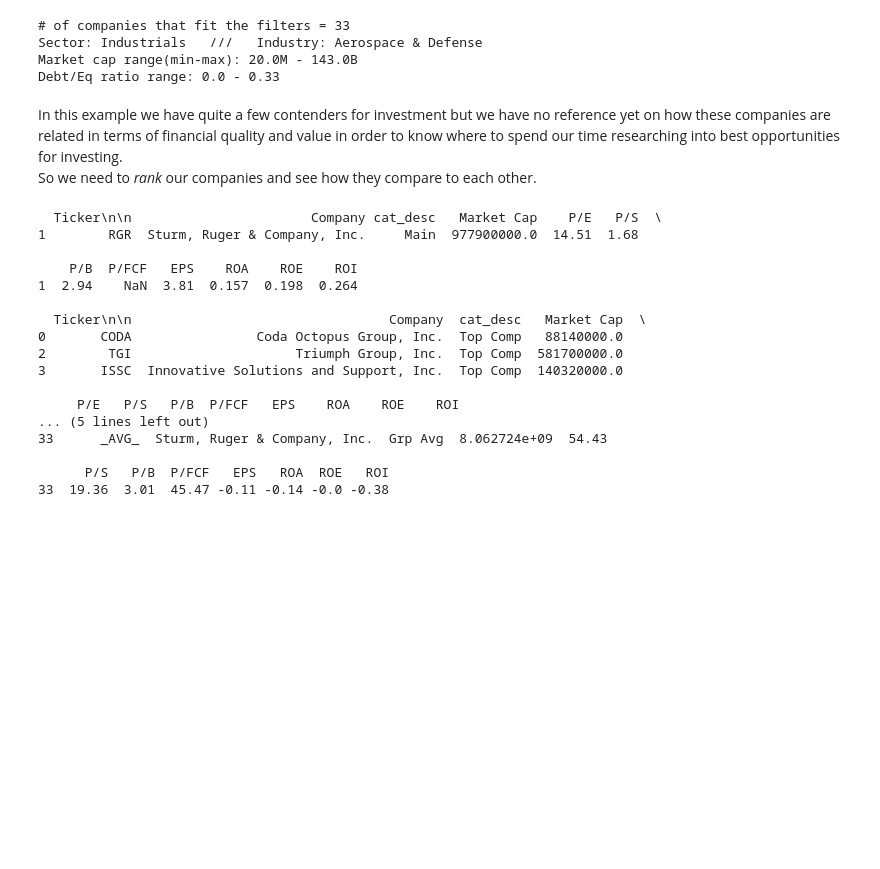
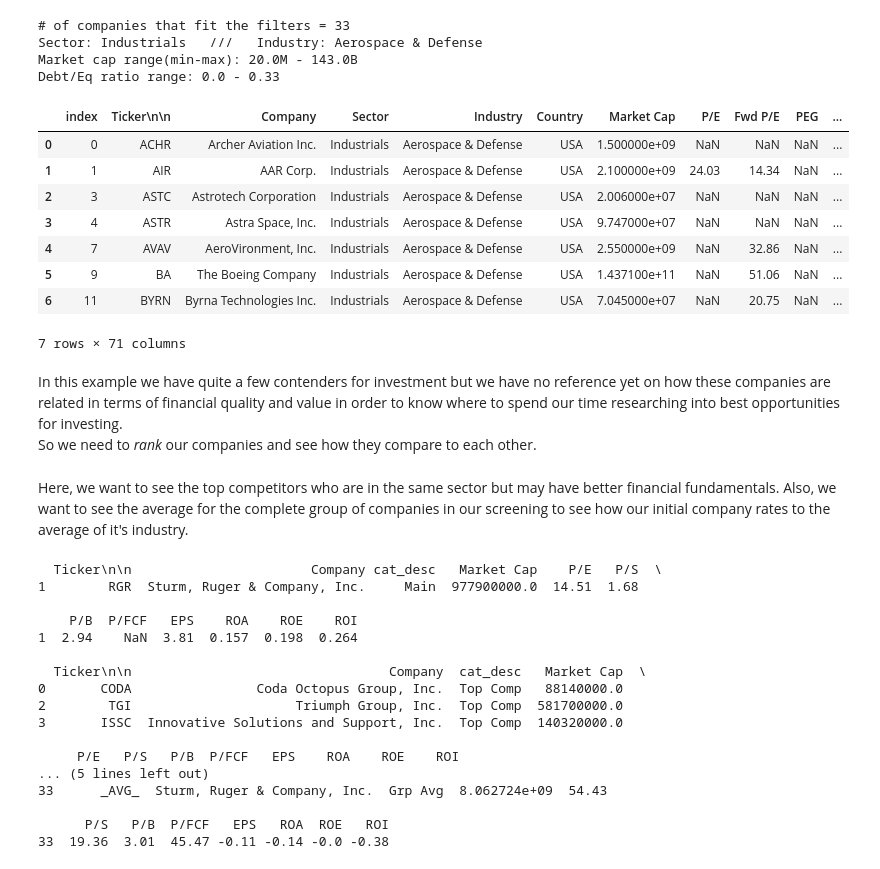
Before and after one commit to Chaoslogan/Comp4447-FinalProject, a Jupyter notebook: final_presentation.ipynb, the cells around one changed output. Drawn from its saved outputs; the diff is of its cells as text; code cells hidden in the pictures; blank space fills up the shorter version.

```diff
--- a/final_presentation.ipynb
+++ b/final_presentation.ipynb
@@ -56,11 +60,25 @@ print(f"Debt/Eq ratio range: {sector_stock_info['Debt/Eq'].min()} - {sector_stoc
 Sector: Industrials   ///   Industry: Aerospace & Defense
 Market cap range(min-max): 20.0M - 143.0B
 Debt/Eq ratio range: 0.0 - 0.33
+# %%
+sector_stock_info.head(7)
+# %% [output]
+|  | index | Ticker\n\n | Company | Sector | Industry | Country | Market Cap | P/E | Fwd P/E | PEG | ... |
+| 0 | 0 | ACHR | Archer Aviation Inc. | Industrials | Aerospace & Defense | USA | 1.500000e+09 | NaN | NaN | NaN | ... |
+| 1 | 1 | AIR | AAR Corp. | Industrials | Aerospace & Defense | USA | 2.100000e+09 | 24.03 | 14.34 | NaN | ... |
+| 2 | 3 | ASTC | Astrotech Corporation | Industrials | Aerospace & Defense | USA | 2.006000e+07 | NaN | NaN | NaN | ... |
+| 3 | 4 | ASTR | Astra Space, Inc. | Industrials | Aerospace & Defense | USA | 9.747000e+07 | NaN | NaN | NaN | ... |
+| 4 | 7 | AVAV | AeroVironment, Inc. | Industrials | Aerospace & Defense | USA | 2.550000e+09 | NaN | 32.86 | NaN | ... |
+| 5 | 9 | BA | The Boeing Company | Industrials | Aerospace & Defense | USA | 1.437100e+11 | NaN | 51.06 | NaN | ... |
+| 6 | 11 | BYRN | Byrna Technologies Inc. | Industrials | Aerospace & Defense | USA | 7.045000e+07 | NaN | 20.75 | NaN | ... |
+7 rows × 71 columns
 # %% [markdown]
 In this example we have quite a few contenders for investment but we have no reference yet on how these companies are related in terms of financial quality and value in order to know where to spend our time researching into best opportunities for investing.\
 So we need to *rank* our companies and see how they compare to each other.
 # %%
 ranked_stock_info = fv.rank_screener(sector_stock_info, user_stock)
+# %% [markdown]
+Here, we want to see the top competitors who are in the same sector but may have better financial fundamentals.  Also, we want to see the average for the complete group of companies in our screening to see how our initial company rates to the average of it's industry.
 # %%
 print(ranked_stock_info.loc[ranked_stock_info['cat_grp'] == 1, ['Ticker\n\n','Company', 'cat_desc','Market Cap','P/E','P/S','P/B','P/FCF','EPS','ROA','ROE','ROI']])
 print()
```
Also changed, not shown: parts of 4 cells of this notebook, 1 other file.
